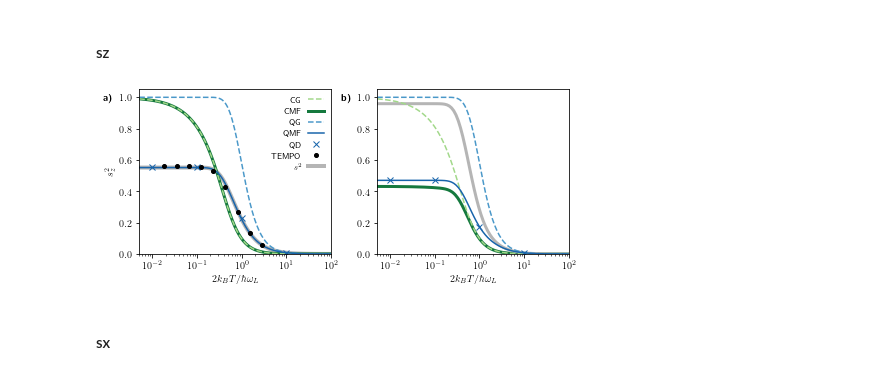
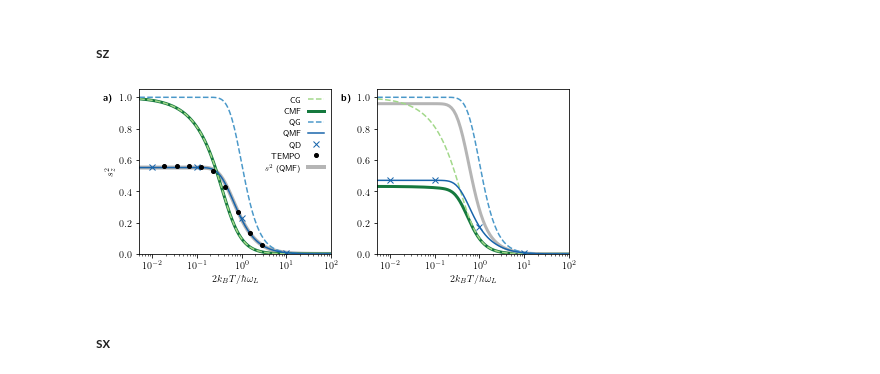
Before and after one commit to quantum-exeter/QuantumSpinDynamics, a Jupyter notebook: plot/plotStatics.ipynb, the cells around one changed output. Drawn from its saved outputs; the diff is of its cells as text; code cells hidden in the pictures.

```diff
--- a/plot/plotStatics.ipynb
+++ b/plot/plotStatics.ipynb
@@ -189,36 +189,36 @@ ax[0].plot(1, 0.476**2, color=bcmap(0.8), marker='x', linestyle='None') # Dynami
 ax[0].plot(10, 0.0942**2, color=bcmap(0.8), marker='x', linestyle='None') # Dynamics
 ax[0].semilogx(data_tempo[:,0], data_tempo[:,1]**2, 'ko', markersize=4, label='TEMPO') # TEMPO
 
-ax[0].semilogx(data3D_prmd[:,0], data3D_prmd[:,1]**2 + data3D_prmd[:,2]**2 + data3D_prmd[:,3]**2, color=gcmap(0.4), linestyle='-', linewidth=4, zorder=0, label='$s^2$') # MFGS
+ax[0].semilogx(data3D_prmd[:,0], data3D_prmd[:,1]**2 + data3D_prmd[:,2]**2 + data3D_prmd[:,3]**2, color=gcmap(0.4), linestyle='-', linewidth=4, zorder=0, label='$s^2$ (QMF)') # MFGS
 
 ##### Data 1D ######
 
 ## Classical ##
 # ax[1].semilogx(dataG_qu[:,0], clGibbs(dataG_qu[:,0]), 'r-') # Gibbs (Analytical)
 ax[1].semilogx(dataG_cl[:,0], dataG_cl[:,3]**2, color=ocmap(0.4), linestyle='--', zorder=2, label='CG') # Gibbs (Numerical)
 ax[1].semilogx(data1D_prmd_cl[:,0], data1D_prmd_cl[:,3]**2, color=ocmap(0.8), linestyle='-', linewidth=3, zorder=0) # MFGS
 
 ## Quantum ##
 ax[1].semilogx(dataG_qu[:,0], dataG_qu[:,3]**2, color=bcmap(0.6), linestyle='--') # Gibbs
 ax[1].semilogx(data1D_prmd[:,0], data1D_prmd[:,3]**2, color=bcmap(0.8)) # MFGS
 
 ax[1].plot(0.01, 0.685**2, color=bcmap(0.8), marker='x', linestyle='None') # Dynamics
 ax[1].plot(0.1, 0.685**2, color=bcmap(0.8), marker='x', linestyle='None') # Dynamics
 ax[1].plot(1, 0.417**2, color=bcmap(0.8), marker='x', linestyle='None') # Dynamics
 ax[1].plot(10, 0.086**2, color=bcmap(0.8), marker='x', linestyle='None') # Dynamics
 
 ax[1].semilogx(data1D_prmd[:,0], data1D_prmd[:,1]**2 + data1D_prmd[:,2]**2 + data1D_prmd[:,3]**2, color=gcmap(0.4), linestyle='-', linewidth=3, zorder=0, label='$s^2$') # MFGS
 
 ax[0].text(0.08e-2, 0.98, '\\textbf{a)}')
 ax[1].text(0.08e-2, 0.98, '\\textbf{b)}')
 
 ax[0].legend(ncol=1, loc='upper right', frameon=False, markerfirst=False)
 
 fig.tight_layout(w_pad = 1.4)
 
-plt.savefig('/Users/charliehogg/Dropbox/PhD/1. 3D Project/Paper/Graphs/sz_T_prmd_new_1D_model.pdf', dpi=300) # Export for Mac
-# plt.savefig('C://Users//crh222//Dropbox//PhD//1. 3D Project///Paper//Graphs//sz_T_prmd_new_1D_model.pdf', dpi=300) # Export for Windows
+# plt.savefig('/Users/charliehogg/Dropbox/PhD/1. 3D Project/Paper/Graphs/sz_T_prmd_new_1D_model.pdf', dpi=300) # Export for Mac
+plt.savefig('C://Users//crh222//Dropbox//PhD//1. 3D Project///Paper//Graphs//sz_T_prmd_new_1D_model.pdf', dpi=300) # Export for Windows
 # %% [output]
-[figure, old version]
+[figure, new version]
 # %% [markdown]
 #### sx ####
```
Also changed, not shown: parts of 2 cells of this notebook.
